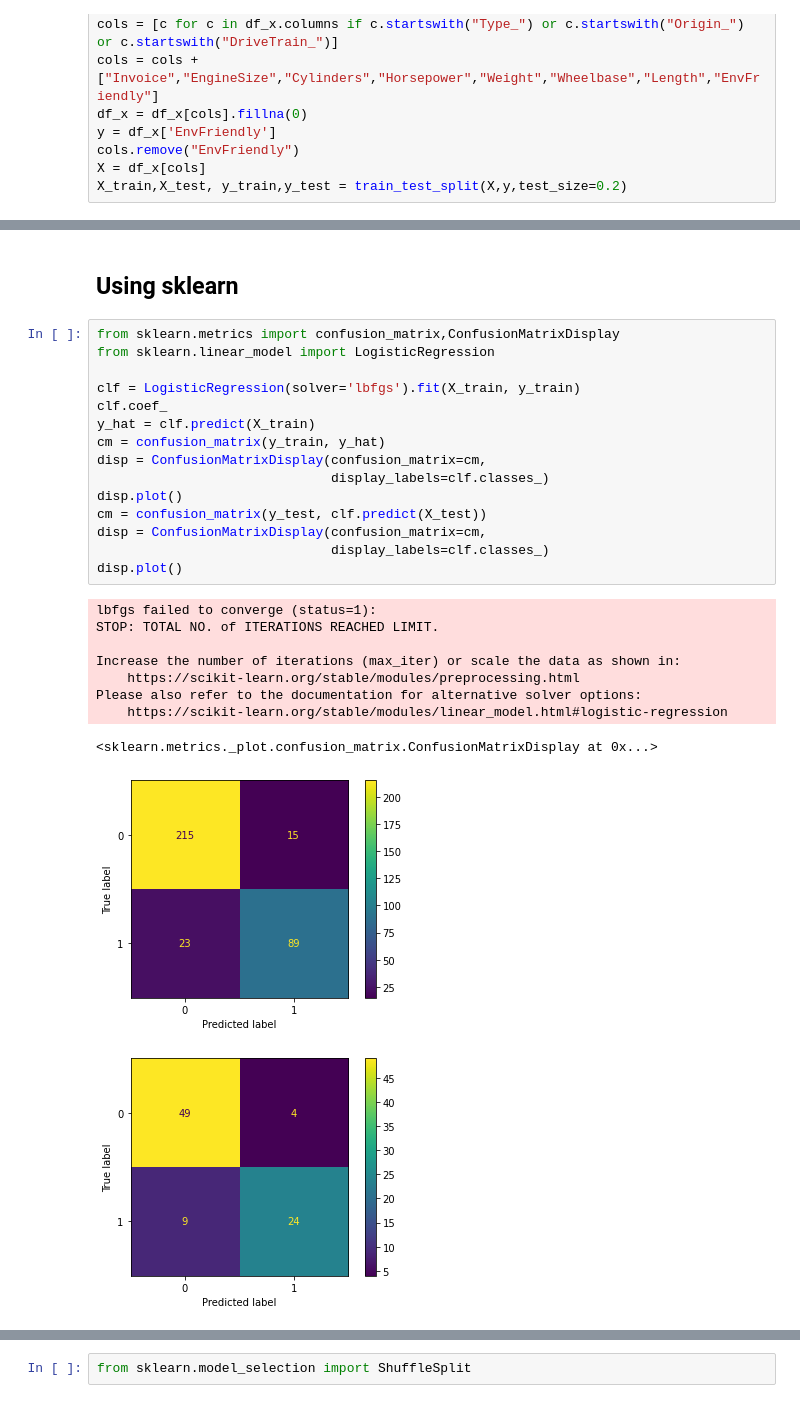
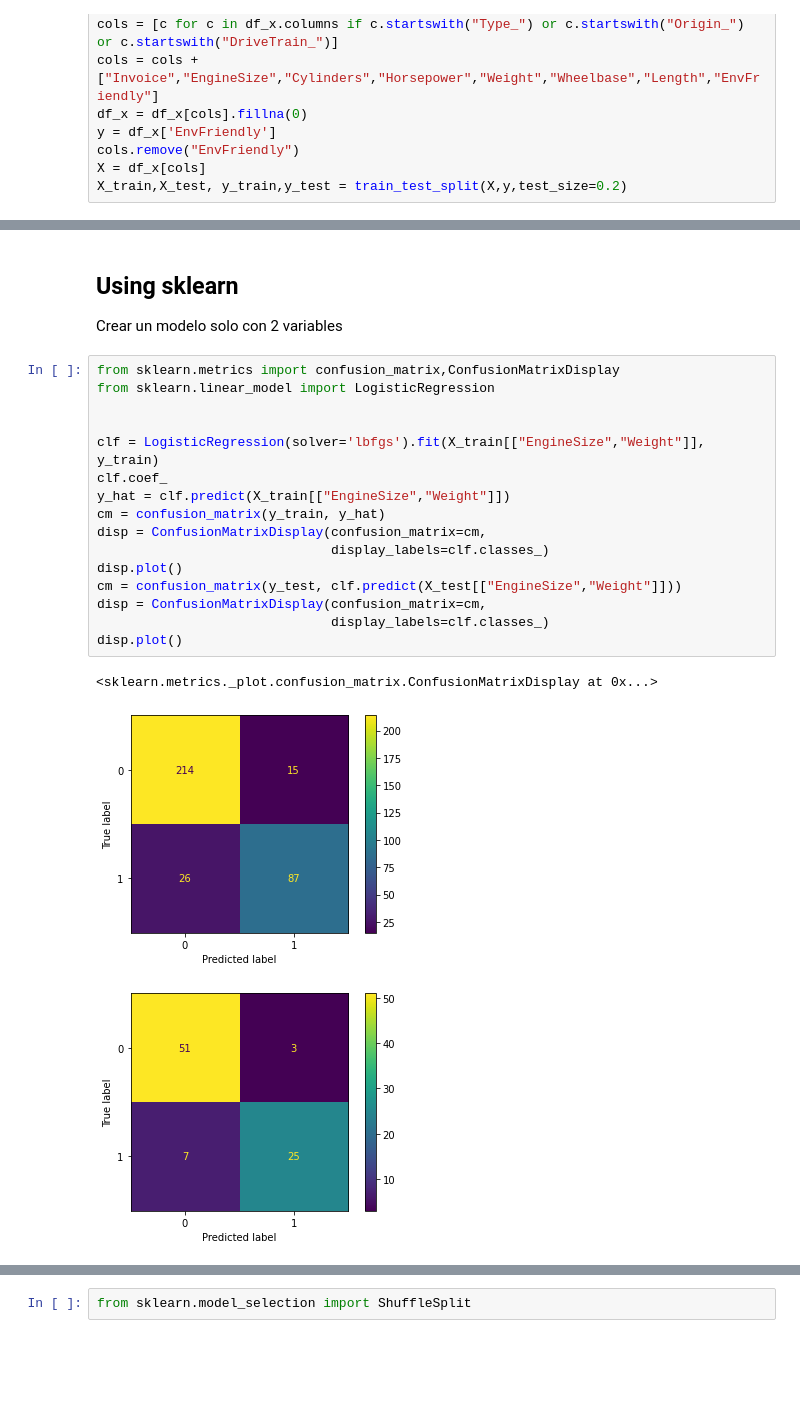
Before and after one commit to jdramirez/UCO_ML_AI, a Jupyter notebook: src/notebook_class/supervisado/supervisado_regresion_logistic.ipynb, the cells around one changed output, grey strips where cells are left out. Drawn from its saved outputs; the diff is of its cells as text; blank space fills up the shorter version.

```diff
--- a/src/notebook_class/supervisado/supervisado_regresion_logistic.ipynb
+++ b/src/notebook_class/supervisado/supervisado_regresion_logistic.ipynb
@@ -166,29 +179,24 @@ sum([1 if h==t else 0 for h,t in zip(y_hat,y_test)])/len(y_hat)
 # %% [markdown]
 ## Using sklearn
+Crear un modelo solo con 2 variables
 # %%
 from sklearn.metrics import confusion_matrix,ConfusionMatrixDisplay
 from sklearn.linear_model import LogisticRegression
 
-clf = LogisticRegression(solver='lbfgs').fit(X_train, y_train)
+
+clf = LogisticRegression(solver='lbfgs').fit(X_train[["EngineSize","Weight"]], y_train)
 clf.coef_
-y_hat = clf.predict(X_train)
+y_hat = clf.predict(X_train[["EngineSize","Weight"]])
 cm = confusion_matrix(y_train, y_hat)
 disp = ConfusionMatrixDisplay(confusion_matrix=cm,
                               display_labels=clf.classes_)
 disp.plot()
-cm = confusion_matrix(y_test, clf.predict(X_test))
+cm = confusion_matrix(y_test, clf.predict(X_test[["EngineSize","Weight"]]))
 disp = ConfusionMatrixDisplay(confusion_matrix=cm,
                               display_labels=clf.classes_)
 disp.plot()
 # %% [output]
-lbfgs failed to converge (status=1):
-STOP: TOTAL NO. of ITERATIONS REACHED LIMIT.
-
-Increase the number of iterations (max_iter) or scale the data as shown in:
-    https://scikit-learn.org/stable/modules/preprocessing.html
-Please also refer to the documentation for alternative solver options:
-    https://scikit-learn.org/stable/modules/linear_model.html#logistic-regression
+<sklearn.metrics._plot.confusion_matrix.ConfusionMatrixDisplay at 0x...>
-<sklearn.metrics._plot.confusion_matrix.ConfusionMatrixDisplay at 0x...>
 [figure]
-[figure, old version]
+[figure, new version]
 # %%
```
Also changed, not shown: parts of 14 cells of this notebook, 10 other files.
